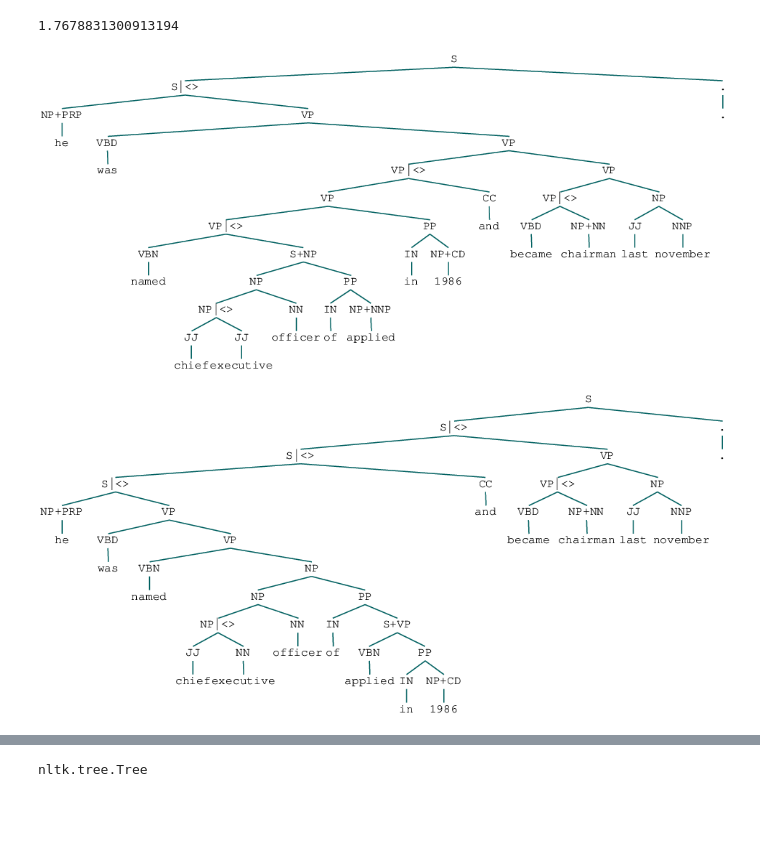
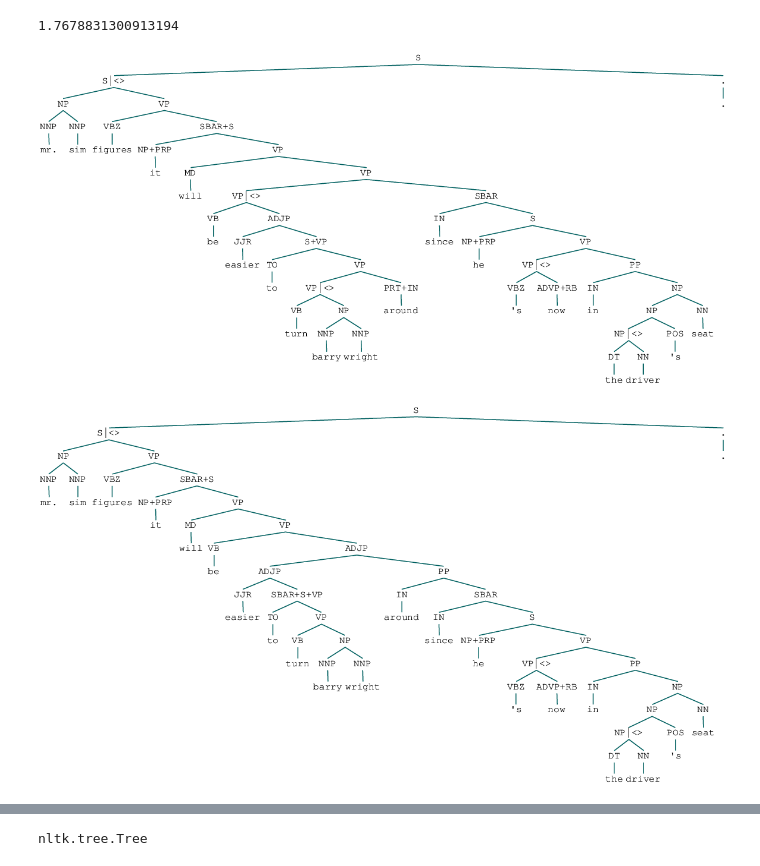
Before and after one commit to GavinPHR/Parser, a Jupyter notebook: playground.ipynb, the cells around one changed output, grey strips where cells are left out. Cells and saved outputs as stored; diff of their text form; code cells hidden in the pictures; blank space fills up the shorter version.

```diff
--- a/playground.ipynb
+++ b/playground.ipynb
@@ -183,12 +183,12 @@ from preprocessing import treebank_reader
 
 x1 = treebank_reader.read('./files/small-dev.txt')
 # %%
-x2 = treebank_reader.read('./output/baseline_parse.txt')
+x3 = treebank_reader.read('./output/baseline_parse.txt')
 # %%
-x1[5]
+x1[3]
 # %% [output]
-[figure, old version]
+[figure, new version]
 # %%
-x2[5]
+x2[3]
 # %% [output]
-[figure, old version]
+[figure, new version]
```
Also changed, not shown: parts of 1 cell of this notebook, 6 other files.
